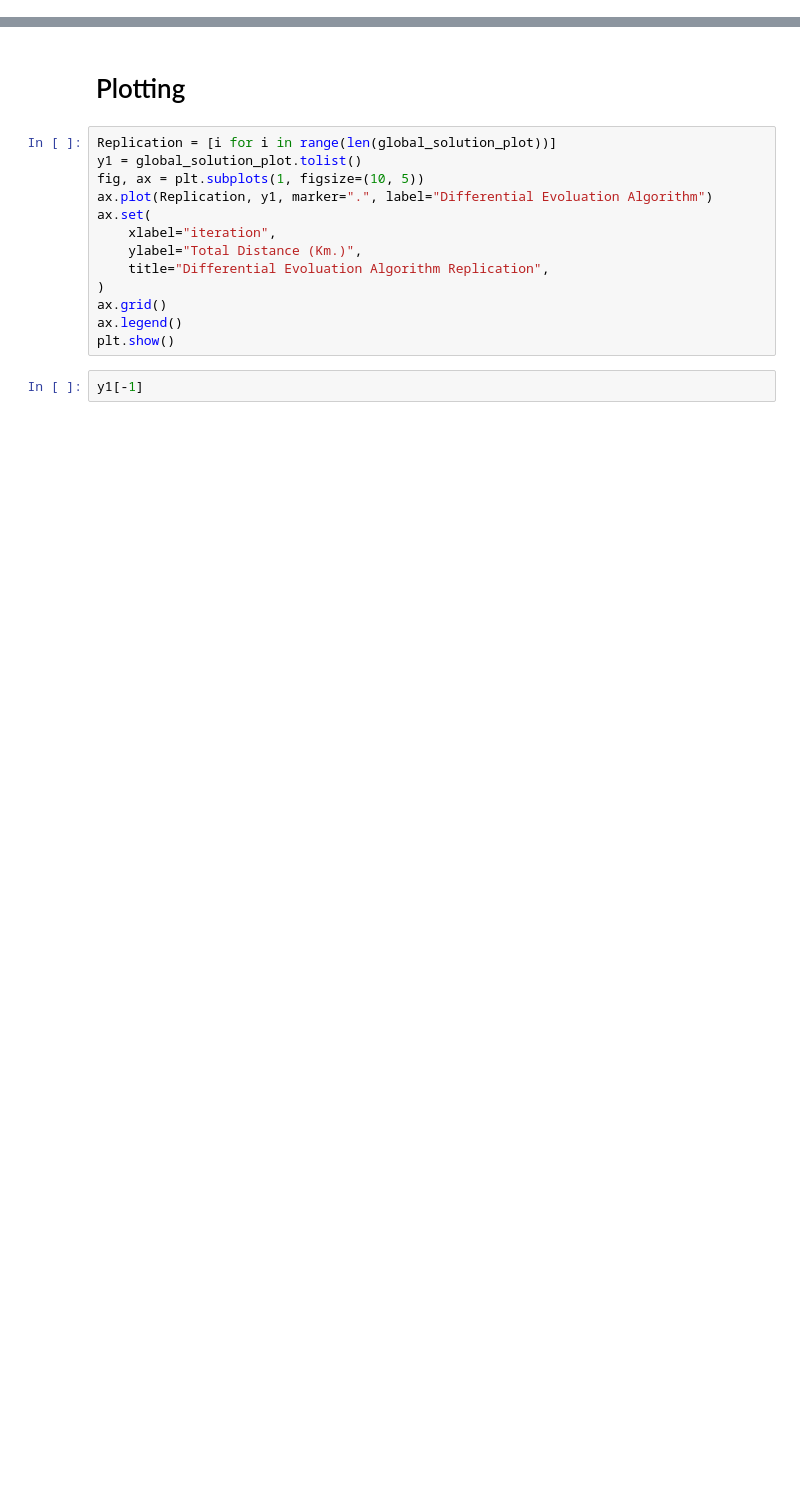
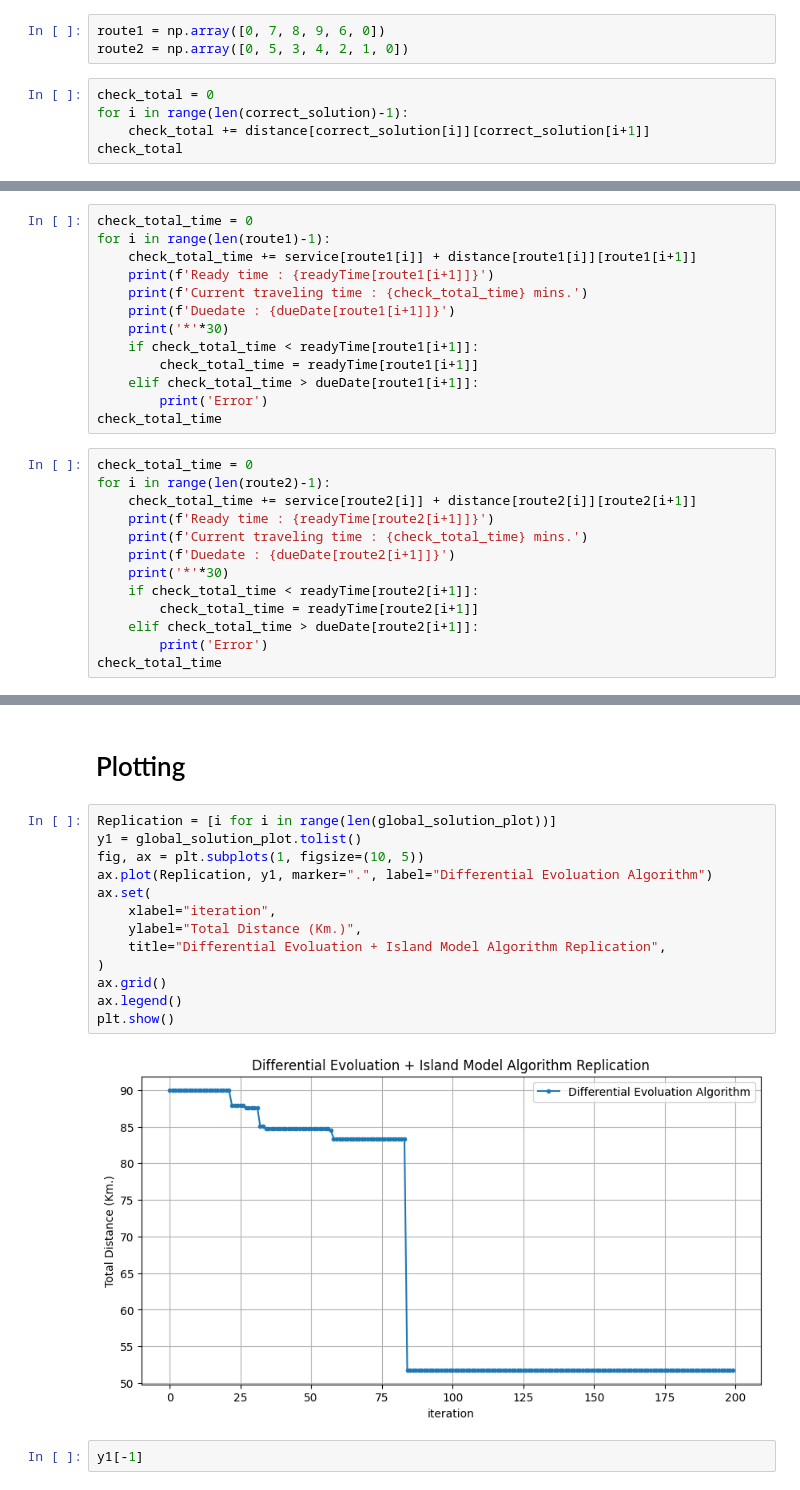
Before and after one commit to warisa-cmu/rl-meta-test, a Jupyter notebook: src/T01_ref_code/DE_IM_VRPTW.ipynb, the cells around one changed output, grey strips where cells are left out. Cells and saved outputs as stored; diff of their text form; blank space fills up the shorter version.

```diff
--- a/src/T01_ref_code/DE_IM_VRPTW.ipynb
+++ b/src/T01_ref_code/DE_IM_VRPTW.ipynb
@@ -424,0 +527,8 @@ def checking_solution(X, V, **kwargs):
+# %%
+route1 = np.array([0, 7, 8, 9, 6, 0])
+route2 = np.array([0, 5, 3, 4, 2, 1, 0])
+# %%
+check_total = 0
+for i in range(len(correct_solution)-1):
+    check_total += distance[correct_solution[i]][correct_solution[i+1]]
+check_total
@@ -425,3 +544,29 @@ def checking_solution(X, V, **kwargs):
+# %%
+check_total_time = 0
+for i in range(len(route1)-1):
+    check_total_time += service[route1[i]] + distance[route1[i]][route1[i+1]]
+    print(f'Ready time : {readyTime[route1[i+1]]}')
+    print(f'Current traveling time : {check_total_time} mins.')
+    print(f'Duedate : {dueDate[route1[i+1]]}')
+    print('*'*30)
+    if check_total_time < readyTime[route1[i+1]]:
+        check_total_time = readyTime[route1[i+1]]
+    elif check_total_time > dueDate[route1[i+1]]:
+        print('Error')
+check_total_time
+# %%
+check_total_time = 0
+for i in range(len(route2)-1):
+    check_total_time += service[route2[i]] + distance[route2[i]][route2[i+1]]
+    print(f'Ready time : {readyTime[route2[i+1]]}')
+    print(f'Current traveling time : {check_total_time} mins.')
+    print(f'Duedate : {dueDate[route2[i+1]]}')
+    print('*'*30)
+    if check_total_time < readyTime[route2[i+1]]:
+        check_total_time = readyTime[route2[i+1]]
+    elif check_total_time > dueDate[route2[i+1]]:
+        print('Error')
+check_total_time
 # %% [markdown]
 # Finding Solution
 # %%
@@ -464,15 +602,17 @@ array([0., 5., 3., 4., 2., 0., 8., 9., 0.])
 # %%
 Replication = [i for i in range(len(global_solution_plot))]
 y1 = global_solution_plot.tolist()
 fig, ax = plt.subplots(1, figsize=(10, 5))
 ax.plot(Replication, y1, marker=".", label="Differential Evoluation Algorithm")
 ax.set(
     xlabel="iteration",
     ylabel="Total Distance (Km.)",
-    title="Differential Evoluation Algorithm Replication",
+    title="Differential Evoluation + Island Model Algorithm Replication",
 )
 ax.grid()
 ax.legend()
 plt.show()
+# %% [output]
+[figure, added]
 # %%
 y1[-1]
```
Also changed, not shown: parts of 24 cells of this notebook, 2 other files.
